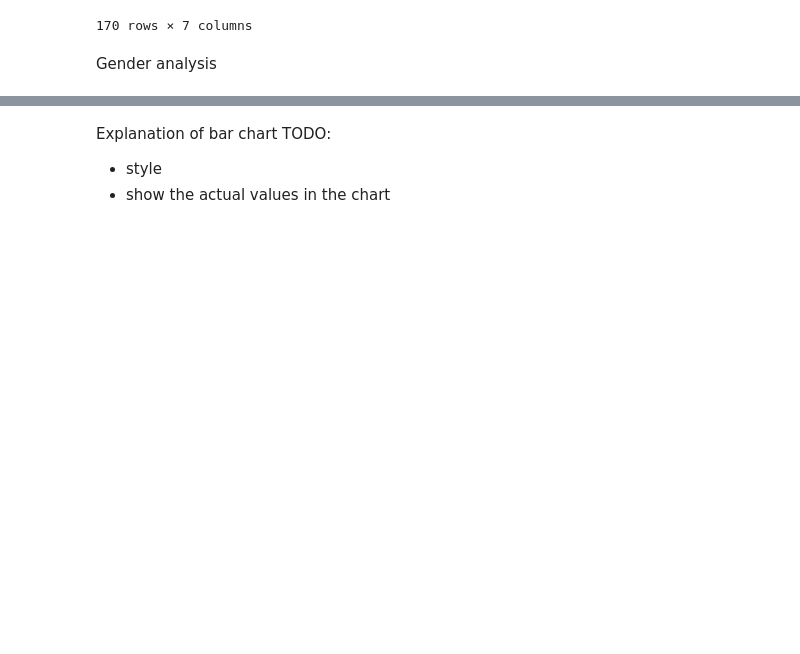
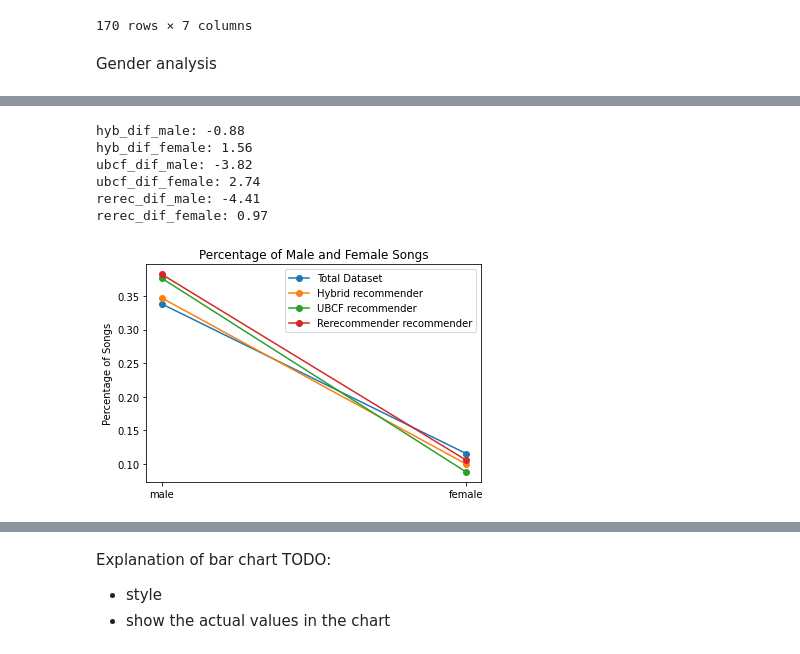
Before and after one commit to VanessaKomar/FCSS-Project, a Jupyter notebook: Analysis.ipynb, the cells around one changed output, grey strips where cells are left out. Drawn from its saved outputs; the diff is of its cells as text; code cells hidden in the pictures; blank space fills up the shorter version.

Commit message:
Updated Analysis.ipynb with analysis and charts

```diff
--- a/Analysis.ipynb
+++ b/Analysis.ipynb
@@ -98,0 +130,39 @@ rerec_female_perc = female_songs_rerec/len(rerec_recs)
+# %%
+print(f"hyb_dif_male: {hyb_dif_male}")
+print(f"hyb_dif_female: {hyb_dif_female}")
+
+print(f"ubcf_dif_male: {ubcf_dif_male}")
+print(f"ubcf_dif_female: {ubcf_dif_female}")
+
+print(f"rerec_dif_male: {rerec_dif_male}")
+print(f"rerec_dif_female: {rerec_dif_female}")
+# %% [output]
+hyb_dif_male: -0.88
+hyb_dif_female: 1.56
+ubcf_dif_male: -3.82
+ubcf_dif_female: 2.74
+rerec_dif_male: -4.41
+rerec_dif_female: 0.97
+# %%
+x =[1, 2]
+full = [full_male_perc, full_female_perc]
+hyb = [hyb_male_perc, hyb_female_perc]
+ubcf = [ubcf_male_perc, ubcf_female_perc]
+rerec = [rerec_male_perc, rerec_female_perc]
+
+labels = ["male", "female"]
+
+plt.plot(x, full, label = "Total Dataset", marker='o')
+plt.plot(x, hyb, label = "Hybrid recommender", marker='o')
+plt.plot(x, ubcf, label = "UBCF recommender", marker='o')
+plt.plot(x, rerec, label = "Rerecommender recommender", marker='o')
+
+plt.legend()
+
+plt.ylabel("Percentage of Songs")
+plt.title("Percentage of Male and Female Songs")
+
+plt.xticks(x,labels)
+plt.show()
+# %% [output]
+[figure, added]
```
Also changed, not shown: parts of 21 cells of this notebook.
